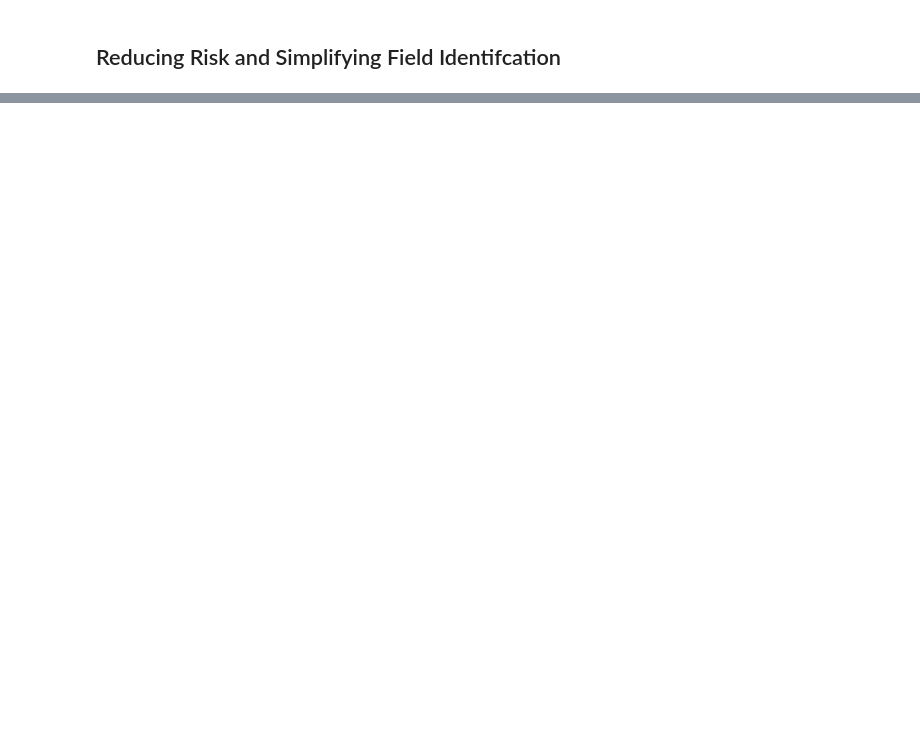
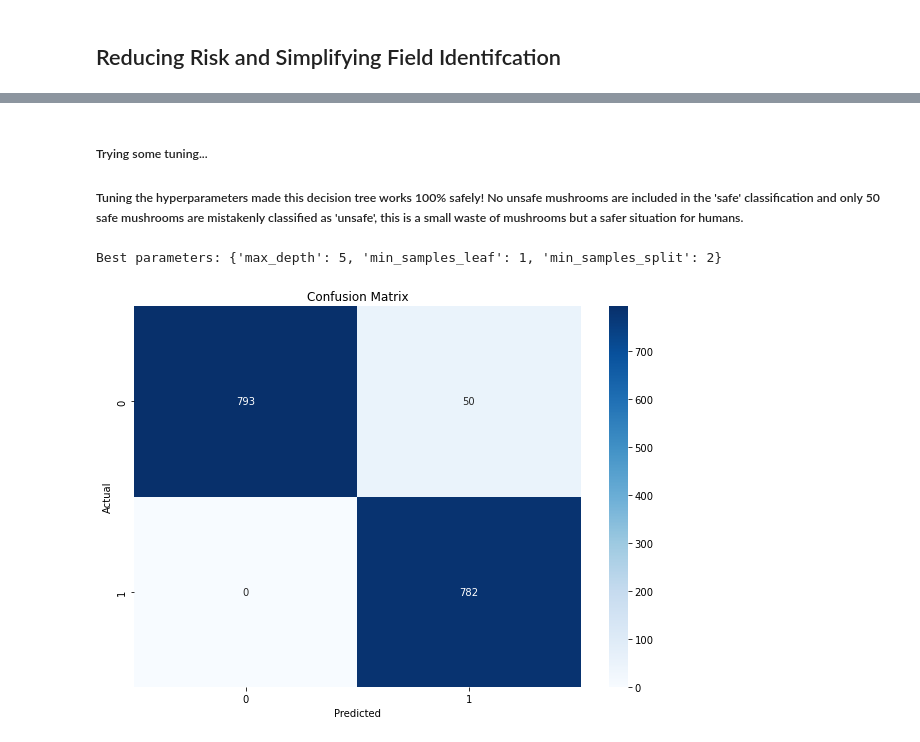
Before and after one commit to bobbyjy/PythonFinal, a Jupyter notebook: mushroom_EDA.ipynb, the cells around one changed output, grey strips where cells are left out. Saved outputs shown, nothing was run; the diff lists cells and outputs as text; code cells hidden in the pictures; blank space fills up the shorter version.

```diff
--- a/mushroom_EDA.ipynb
+++ b/mushroom_EDA.ipynb
@@ -442,0 +468,35 @@ plt.show()
+# %% [markdown]
+##### Trying some tuning...
+##### Tuning the hyperparameters made this decision tree works 100% safely! No unsafe mushrooms are included in the 'safe' classification and only 50 safe mushrooms are mistakenly classified as 'unsafe', this is a small waste of mushrooms but a safer situation for humans.
+# %%
+from sklearn.model_selection import GridSearchCV
+
+param_grid = {
+    'max_depth': [3, 5, 10, 20],
+    'min_samples_split': [2, 5, 10],
+    'min_samples_leaf': [1, 2, 5]
+}
+
+clf = DecisionTreeClassifier()
+
+grid_search = GridSearchCV(estimator=clf, param_grid=param_grid, cv=5)
+
+grid_search.fit(X_train, y_train)
+
+best_params = grid_search.best_params_
+best_estimator = grid_search.best_estimator_
+
+print("Best parameters:", best_params)
+
+y_pred = best_estimator.predict(X_test)
+cm = confusion_matrix(y_test, y_pred)
+
+plt.figure(figsize=(10, 7))
+sns.heatmap(cm, annot=True, fmt="d", cmap="Blues", xticklabels=['0', '1'], yticklabels=['0', '1'])
+plt.ylabel('Actual')
+plt.xlabel('Predicted')
+plt.title('Confusion Matrix')
+plt.show()
+# %% [output]
+Best parameters: {'max_depth': 5, 'min_samples_leaf': 1, 'min_samples_split': 2}
+[figure, added]
```
Also changed, not shown: parts of 31 cells of this notebook.
